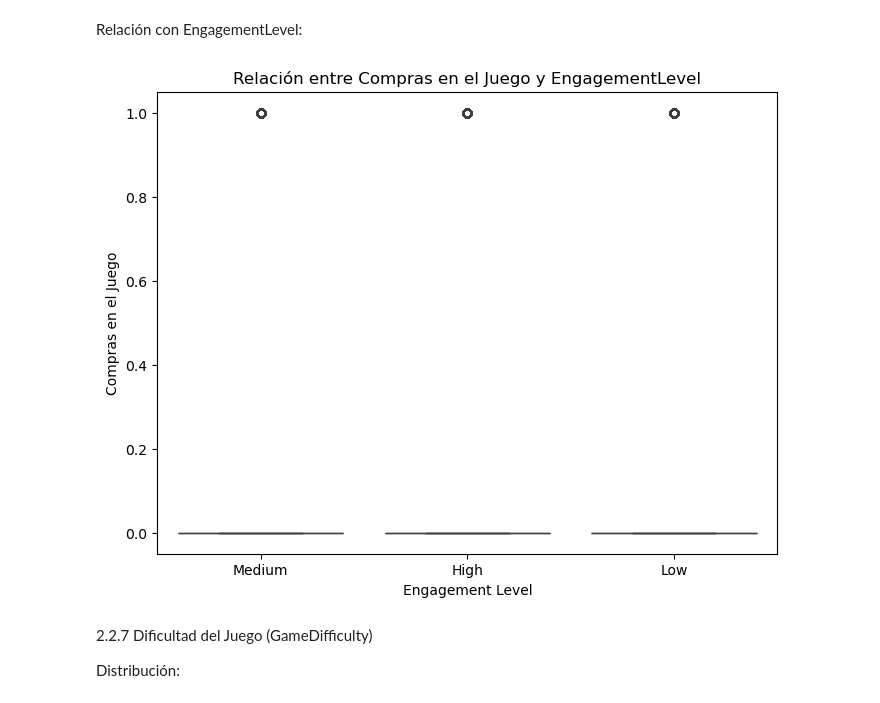
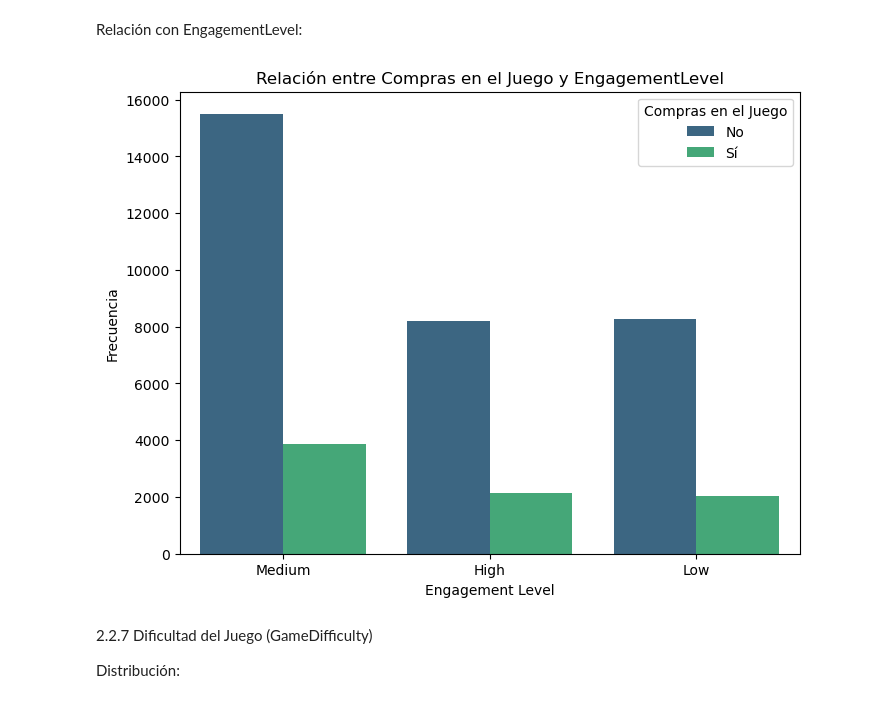
Before and after one commit to MateoTomas0912/TP1_ML_Grupo4, a Jupyter notebook: tp1_ML.ipynb.ipynb, the cells around one changed output. Drawn from its saved outputs; the diff is of its cells as text; code cells hidden in the pictures.

```diff
--- a/tp1_ML.ipynb.ipynb
+++ b/tp1_ML.ipynb.ipynb
@@ -244,13 +251,18 @@ plt.show()
 Relación con EngagementLevel:
 # %%
 plt.figure(figsize=(8, 6))
-sns.boxplot(x='EngagementLevel', y='InGamePurchases', data=df)
+sns.countplot(x='EngagementLevel', hue='InGamePurchases', data=df, palette="viridis")
+
+# Personalizar el gráfico
 plt.title('Relación entre Compras en el Juego y EngagementLevel')
 plt.xlabel('Engagement Level')
-plt.ylabel('Compras en el Juego')
+plt.ylabel('Frecuencia')
+
+plt.legend(title='Compras en el Juego', labels=['No', 'Sí'])
+
 plt.show()
 # %% [output]
-[figure, old version]
+[figure, new version]
 # %% [markdown]
 2.2.7 Dificultad del Juego (GameDifficulty)
 
```
Also changed, not shown: parts of 9 cells of this notebook.
